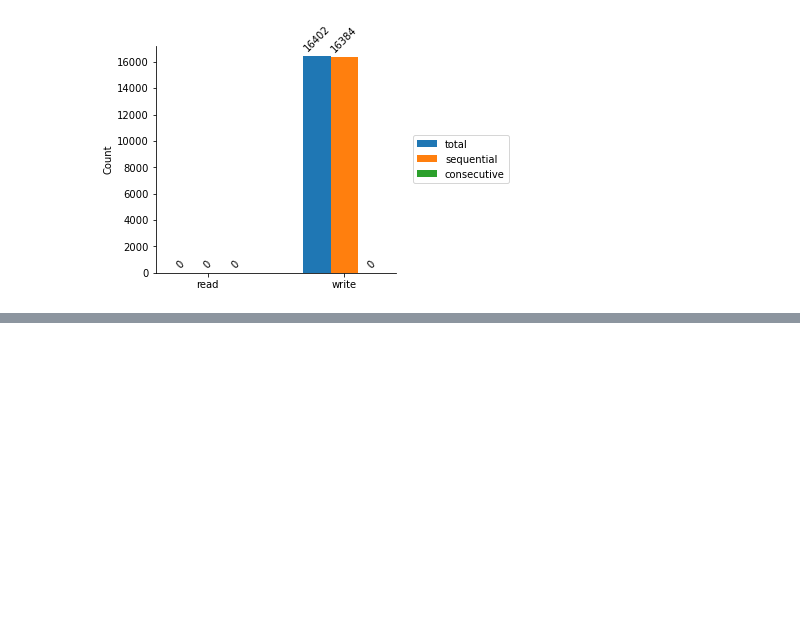
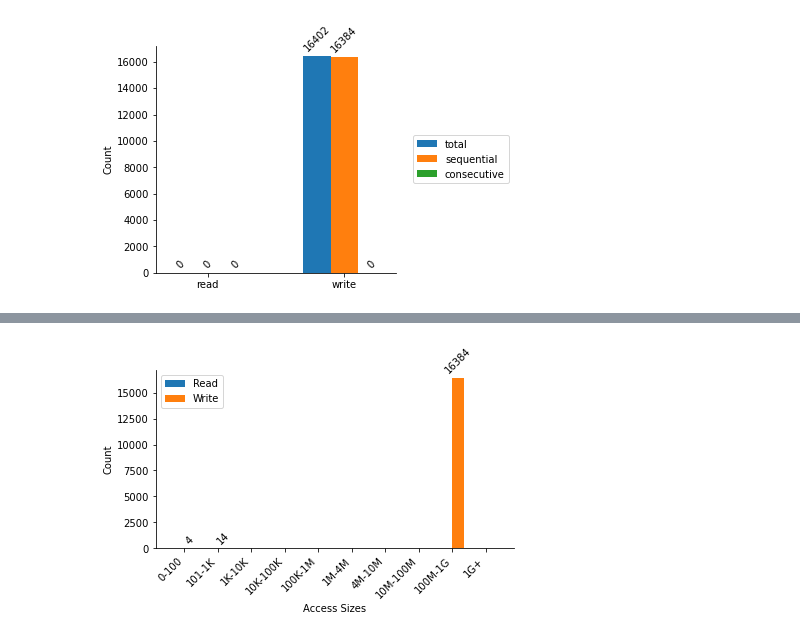
Before and after one commit to darshan-hpc/darshan, a Jupyter notebook: darshan-util/pydarshan/darshan/examples/multi-log-scratchpad.ipynb, the cells around one changed output, grey strips where cells are left out. Saved outputs shown, nothing was run; the diff lists cells and outputs as text; code cells hidden in the pictures; blank space fills up the shorter version.

Commit message:
update multi log scratchpad notebook

```diff
--- a/darshan-util/pydarshan/darshan/examples/multi-log-scratchpad.ipynb
+++ b/darshan-util/pydarshan/darshan/examples/multi-log-scratchpad.ipynb
@@ -242,0 +236,15 @@ plot_posix_access_pattern(acc.summary_record)
+# %%
+## Extract data for a specific module (POSIX or MPI-IO)
+# in DataFrame format using the 'records' attribute and
+# the 'to_df()' method
+# NOTE: the returned type here is actually a dictionary, with
+#       2 separate DataFrames: 'counters' (for integer record data)
+#       and 'fcounters' (for floating point record data)
+from darshan.experimental.plots import plot_access_histogram
+posix_recs = report.records['MPI-IO'].to_df()
+## Aggregated multiple log files into a single "summary" record.
+acc_MPIIO = accumulate_records(posix_recs, "MPI-IO", report.metadata['job']['nprocs'])
+## Plotting
+plot_access_histogram(acc_MPIIO.summary_record, "MPI-IO")
+# %% [output]
+[figure, added]
```
Also changed, not shown: parts of 19 cells of this notebook.
